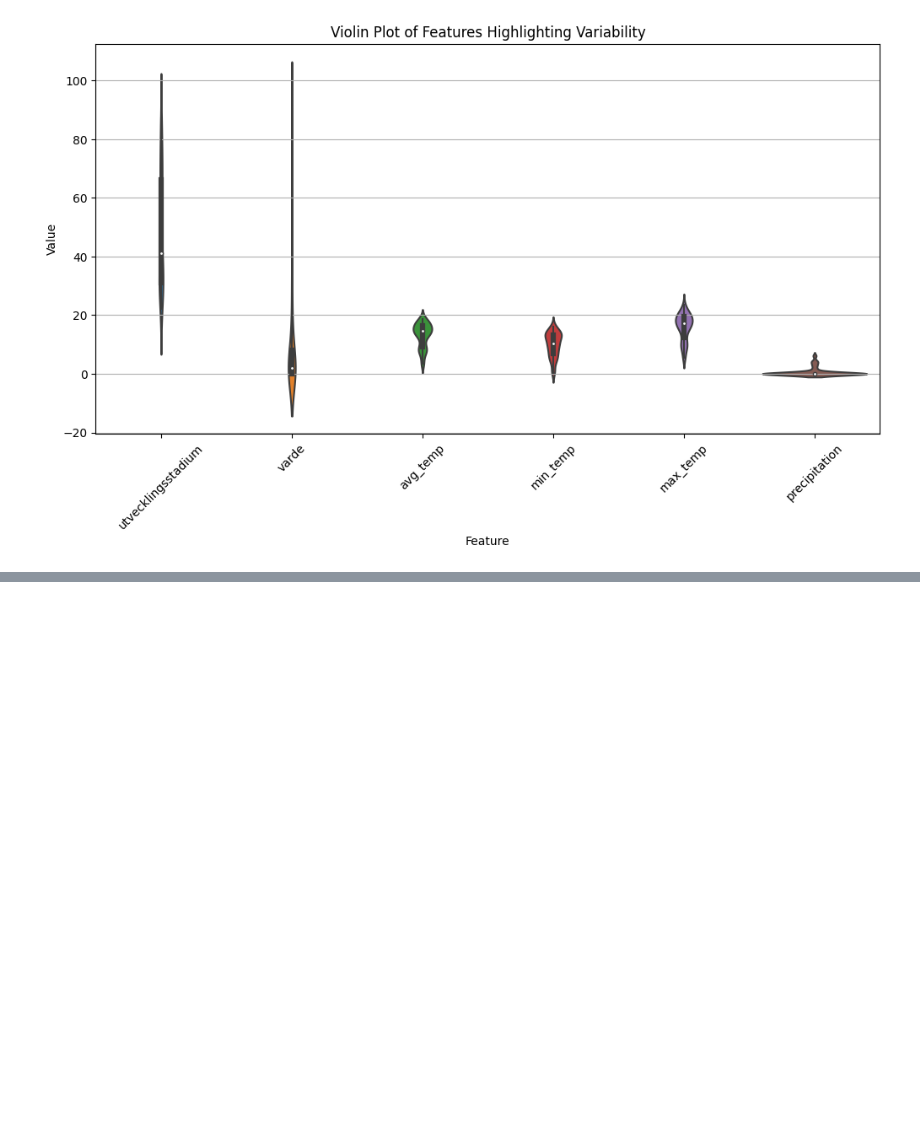
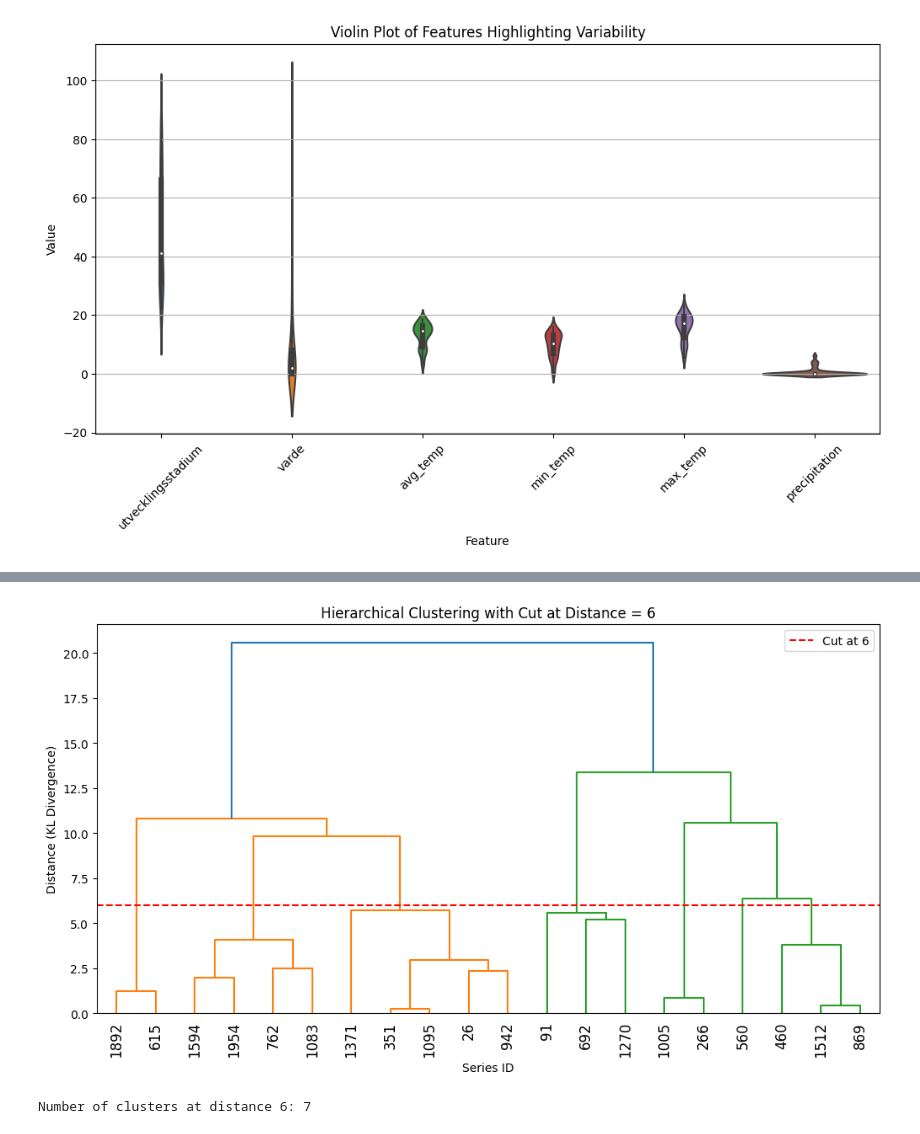
Before and after one commit to mosmar99/Pest-Outbrakes, a Jupyter notebook: play.ipynb, the cells around one changed output, grey strips where cells are left out. Saved outputs shown, nothing was run; the diff lists cells and outputs as text; code cells hidden in the pictures; blank space fills up the shorter version.

```diff
--- a/play.ipynb
+++ b/play.ipynb
@@ -706,0 +881,14 @@ fig.show()
+# %%
+from scipy.cluster.hierarchy import fcluster
+
+# Define the cut-off distance
+cutoff_distance = 6
+
+# Generate cluster labels based on the cut
+clusters = fcluster(linkage_matrix, t=cutoff_distance, criterion='distance')
+
+# Create a DataFrame to view which Series ID belongs to which cluster
+cluster_df = pd.DataFrame({'Series ID': kl_matrix.index, 'Cluster': clusters})
+
+# Display the clusters
+print(cluster_df.sort_values(by='Cluster'))
@@ -706,0 +913,18 @@ fig.show()
+# %%
+import matplotlib.pyplot as plt
+import scipy.cluster.hierarchy as sch
+
+plt.figure(figsize=(12, 6))
+dendrogram = sch.dendrogram(linkage_matrix, labels=kl_matrix.index, leaf_rotation=90)
+plt.axhline(y=cutoff_distance, color='r', linestyle='--', label="Cut at 6")  # Add cut-off line
+plt.title("Hierarchical Clustering with Cut at Distance = 6")
+plt.xlabel("Series ID")
+plt.ylabel("Distance (KL Divergence)")
+plt.legend()
+plt.show()
+# %% [output]
+[figure, added]
+# %%
+print(f"Number of clusters at distance {cutoff_distance}: {len(set(clusters))}")
+# %% [output]
+Number of clusters at distance 6: 7
```
Also changed, not shown: parts of 15 cells of this notebook.
